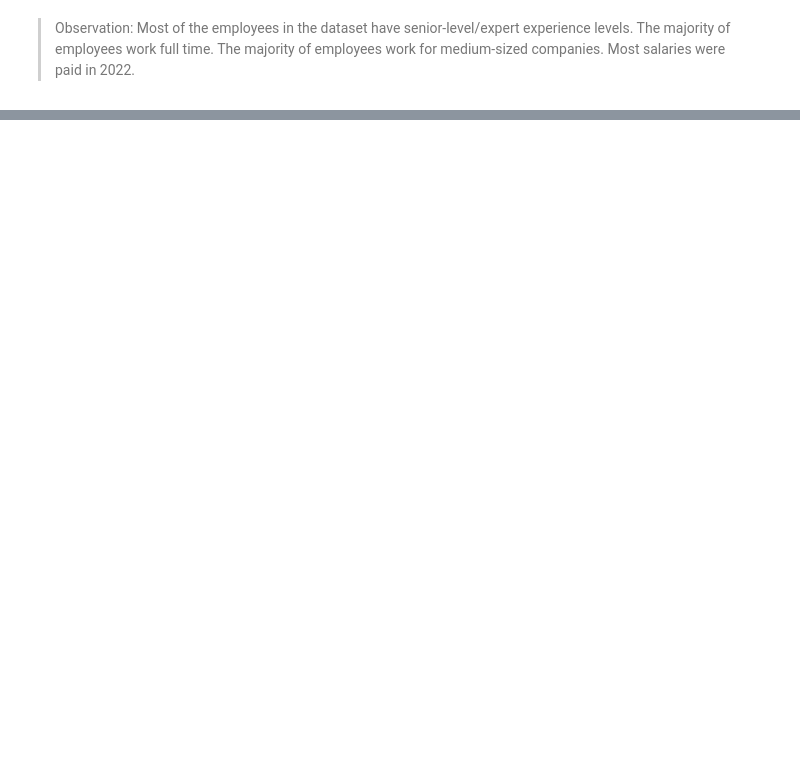
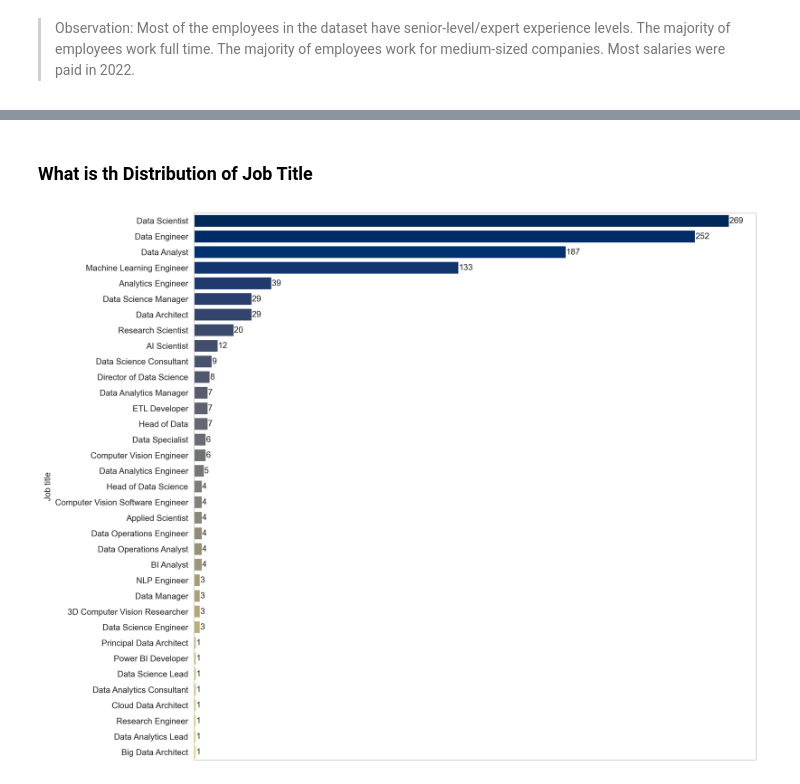
Before and after one commit to xploreAI/AI-ML_Salaries_EDA, a Jupyter notebook: ML_salaries.ipynb, the cells around one changed output, grey strips where cells are left out. Saved outputs shown, nothing was run; the diff lists cells and outputs as text; code cells hidden in the pictures; blank space fills up the shorter version.

```diff
--- a/ML_salaries.ipynb
+++ b/ML_salaries.ipynb
@@ -477,0 +428,12 @@ sns.boxplot(data=salaries_clean, x='employment_type', y='salary_in_usd')
+# %% [markdown]
+### What is th Distribution of Job Title
+# %%
+plt.figure(figsize=[12,12], dpi=300)
+order = salaries_clean['job_title'].value_counts().index
+job_ax = sns.countplot(data=salaries_clean, palette='cividis', y='job_title', saturation=1, order=order)
+job_ax.axes.get_xaxis().set_visible(False)
+job_ax.bar_label(job_ax.containers[0])
+plt.ylabel('Job title')
+plt.show()
+# %% [output]
+[figure, added]
```
Also changed, not shown: parts of 48 cells of this notebook.
